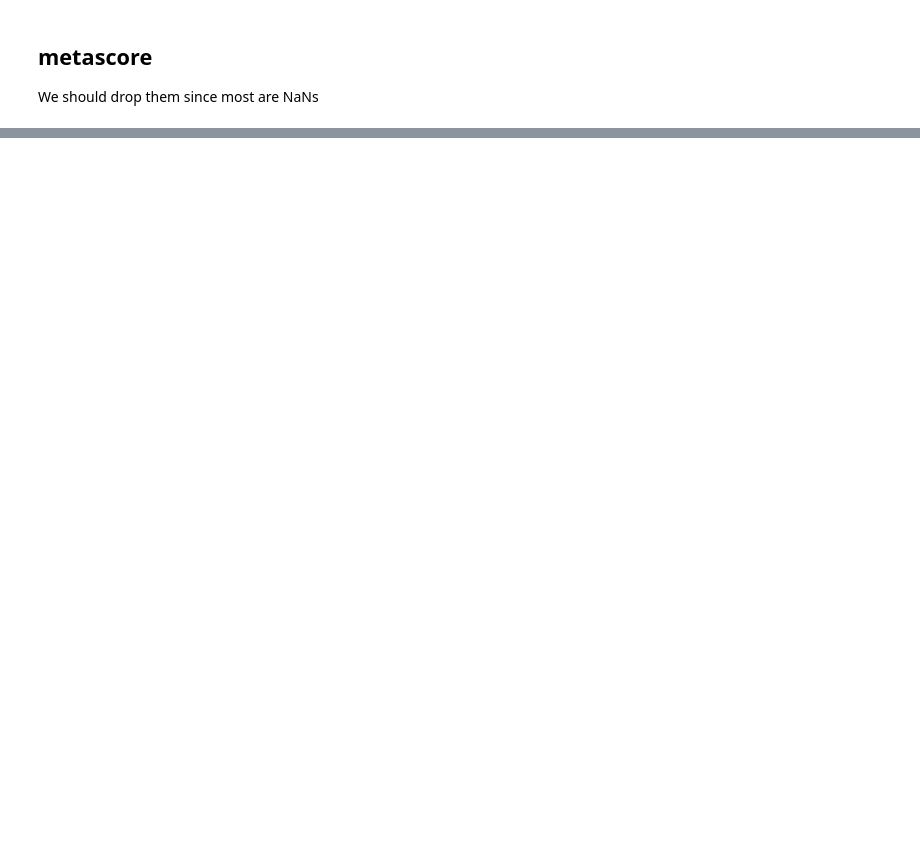
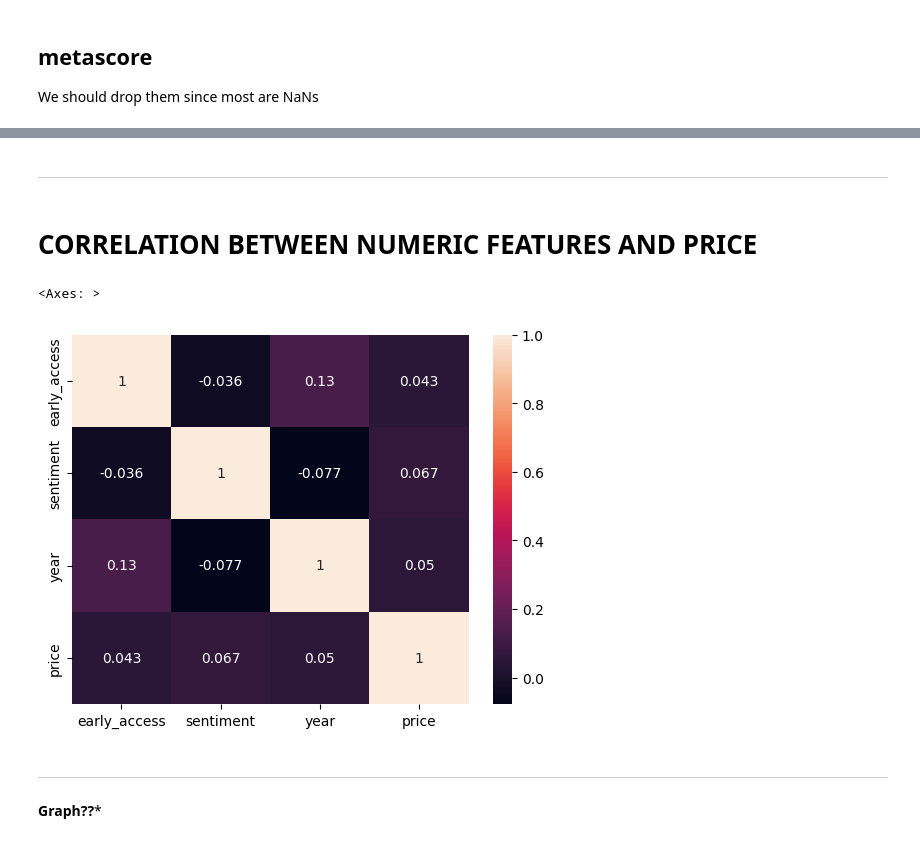
Before and after one commit to SebastianBesio/PI_ML_OPS, a Jupyter notebook: 1_EDA.ipynb, the cells around one changed output, grey strips where cells are left out. Saved outputs shown, nothing was run; the diff lists cells and outputs as text; code cells hidden in the pictures; blank space fills up the shorter version.

```diff
--- a/1_EDA.ipynb
+++ b/1_EDA.ipynb
@@ -593,0 +717,2 @@ Name: count, dtype: int64
+# %%
+cleanedGamesDf = cleanedGamesDf.dropna(subset='sentiment')
@@ -593,0 +762,13 @@ Name: count, dtype: int64
+# %%
+# We will remove the 0 sentiment rows because probably there where no reviews in them.
+
+filter = cleanedGamesDf['sentiment'] == 0
+
+cleanedGamesDf = cleanedGamesDf[~filter]
+# %%
+# Pattern of regex to extract "% user reviews".
+pattern_to_del = '[0-9] user reviews'
+
+filter = cleanedGamesDf['sentiment'].str.contains(pattern_to_del)
+
+cleanedGamesDf = cleanedGamesDf[~filter]
@@ -593,0 +791,14 @@ Name: count, dtype: int64
+# %%
+sentimentDict = {
+    'Overwhelmingly Positive' : 4,
+    'Very Positive'           : 3,
+    'Positive'                : 2,
+    'Mostly Positive'         : 1,
+    'Mixed'                   : 0,
+    'Mostly Negative'         : -1,
+    'Negative'                : -2,
+    'Very Negative'           : -3,
+    'Overwhelmingly Negative' : -4
+    }
+
+cleanedGamesDf['sentiment'] = cleanedGamesDf['sentiment'].replace(sentimentDict)
@@ -593,0 +820,18 @@ Name: count, dtype: int64
+# %% [markdown]
+---
+# %% [markdown]
+# CORRELATION BETWEEN NUMERIC FEATURES AND PRICE
+# %%
+# df_aux = cleanedGamesDf[['discount_price', 'early_access', 'sentiment', 'year', 'price']]
+df_aux = cleanedGamesDf[['early_access', 'sentiment', 'year', 'price']]
+
+# df_aux.corr()
+
+sns.heatmap(df_aux.corr(), annot=True)
+# %% [output]
+<Axes: >
+[figure, added]
+# %% [markdown]
+---
+# %% [markdown]
+**Graph??***
```
Also changed, not shown: parts of 162 cells of this notebook, 6 other files.
